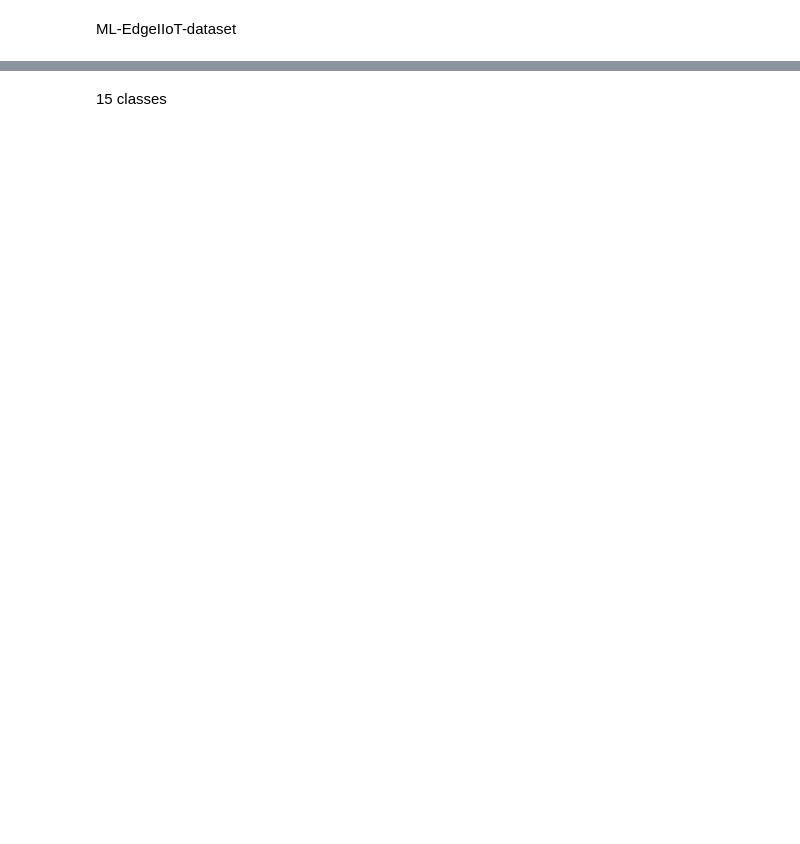
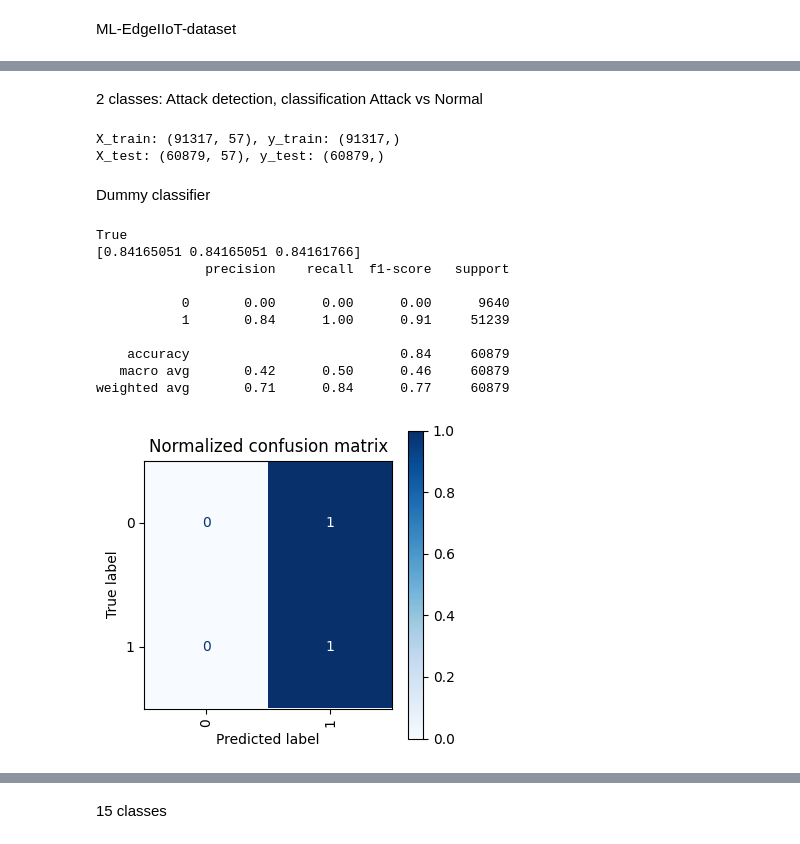
Before and after one commit to pro1710/ids, a Jupyter notebook: ds_analysis.ipynb, the cells around one changed output, grey strips where cells are left out. Saved outputs shown, nothing was run; the diff lists cells and outputs as text; code cells hidden in the pictures; blank space fills up the shorter version.

```diff
--- a/ds_analysis.ipynb
+++ b/ds_analysis.ipynb
@@ -247,2 +53,58 @@ Y_test: (60879,)
+# %% [markdown]
+2 classes: Attack detection, classification Attack vs Normal
+# %%
+def dataset_split(target):
+    y = df[target]
+    X = df.drop([target_label_2_class, target_label_15_class], axis=1, inplace=False)
+    return train_test_split(X, y, test_size=0.4, random_state=SEED, stratify=y)
+# %%
+X_train, X_test, y_train, y_test = dataset_split(target_label_2_class)
+
+print(f'X_train: {X_train.shape}, y_train: {y_train.shape}')
+print(f'X_test: {X_test.shape}, y_test: {y_test.shape}')
+# %% [output]
+X_train: (91317, 57), y_train: (91317,)
+X_test: (60879, 57), y_test: (60879,)
+# %% [markdown]
+Dummy classifier
+# %%
+from sklearn.dummy import DummyClassifier
+
+dummy_clf = DummyClassifier()
+dummy_clf.fit(X_train, y_train)
+print(any(dummy_clf.predict(X_train)))
+
+print(cross_val_score(dummy_clf, X_train, y_train, cv=3, scoring="accuracy"))
+
+dummy_clf.fit(X_train, y_train)
+predicted = dummy_clf.predict(X_test)
+print(classification_report(y_test, predicted, zero_division=0))
+
+title='Normalized confusion matrix'
+
+disp = ConfusionMatrixDisplay.from_estimator(
+    dummy_clf,
+    X_test,
+    y_test,
+    # display_labels=Attack_type_classes,
+    cmap=plt.cm.Blues,
+    normalize='true',
+)
+disp.ax_.set_title(title)
+disp.figure_.set_size_inches(4, 4, forward=True)
+plt.xticks(rotation=90)
+plt.show()
+# %% [output]
+True
+[0.84165051 0.84165051 0.84161766]
+              precision    recall  f1-score   support
+
+           0       0.00      0.00      0.00      9640
+           1       0.84      1.00      0.91     51239
+
+    accuracy                           0.84     60879
+   macro avg       0.42      0.50      0.46     60879
+weighted avg       0.71      0.84      0.77     60879
+[figure, added]
 # %%
 from sklearn.tree import DecisionTreeClassifier
```
Also changed, not shown: parts of 18 cells of this notebook, 3 other files.
